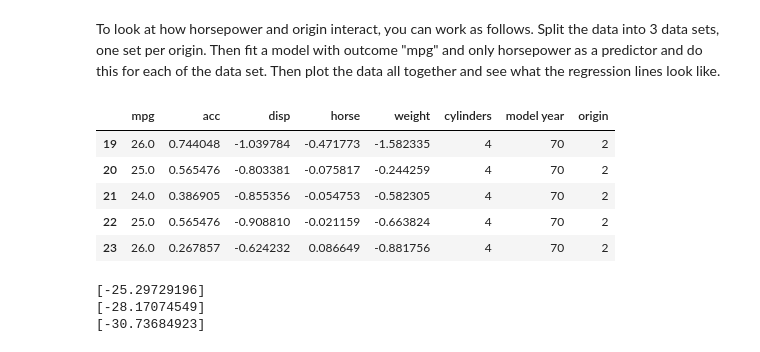
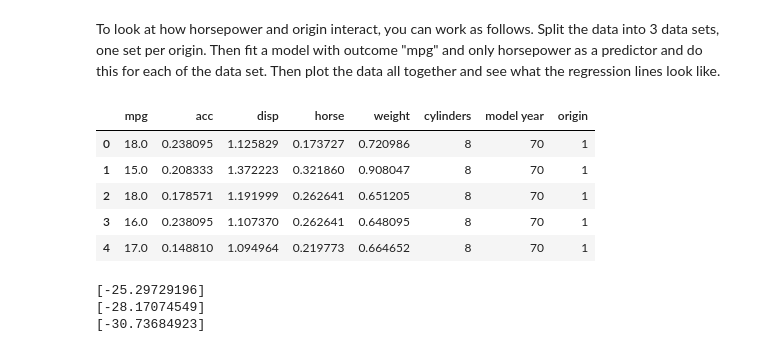
Before and after one commit to georginasampson/dsc-interaction-terms-nyc-ds-060319, a Jupyter notebook: index.ipynb, the cells around one changed output. Drawn from its saved outputs; the diff is of its cells as text; code cells hidden in the pictures.

```diff
--- a/index.ipynb
+++ b/index.ipynb
@@ -110,15 +110,15 @@ To look at how horsepower and origin interact, you can work as follows. Split th
 # %%
 origin_1 = data_fin[data_fin["origin"]==1]
 origin_2 = data_fin[data_fin["origin"]==2]
 origin_3 = data_fin[data_fin["origin"]==3]
-origin_2.head()
+origin_1.head()
 # %% [output]
 |  | mpg | acc | disp | horse | weight | cylinders | model year | origin |
-| 19 | 26.0 | 0.744048 | -1.039784 | -0.471773 | -1.582335 | 4 | 70 | 2 |
-| 20 | 25.0 | 0.565476 | -0.803381 | -0.075817 | -0.244259 | 4 | 70 | 2 |
-| 21 | 24.0 | 0.386905 | -0.855356 | -0.054753 | -0.582305 | 4 | 70 | 2 |
-| 22 | 25.0 | 0.565476 | -0.908810 | -0.021159 | -0.663824 | 4 | 70 | 2 |
-| 23 | 26.0 | 0.267857 | -0.624232 | 0.086649 | -0.881756 | 4 | 70 | 2 |
+| 0 | 18.0 | 0.238095 | 1.125829 | 0.173727 | 0.720986 | 8 | 70 | 1 |
+| 1 | 15.0 | 0.208333 | 1.372223 | 0.321860 | 0.908047 | 8 | 70 | 1 |
+| 2 | 18.0 | 0.178571 | 1.191999 | 0.262641 | 0.651205 | 8 | 70 | 1 |
+| 3 | 16.0 | 0.238095 | 1.107370 | 0.262641 | 0.648095 | 8 | 70 | 1 |
+| 4 | 17.0 | 0.148810 | 1.094964 | 0.219773 | 0.664652 | 8 | 70 | 1 |
 # %%
 regression_1 = LinearRegression()
 regression_2 = LinearRegression()
```
